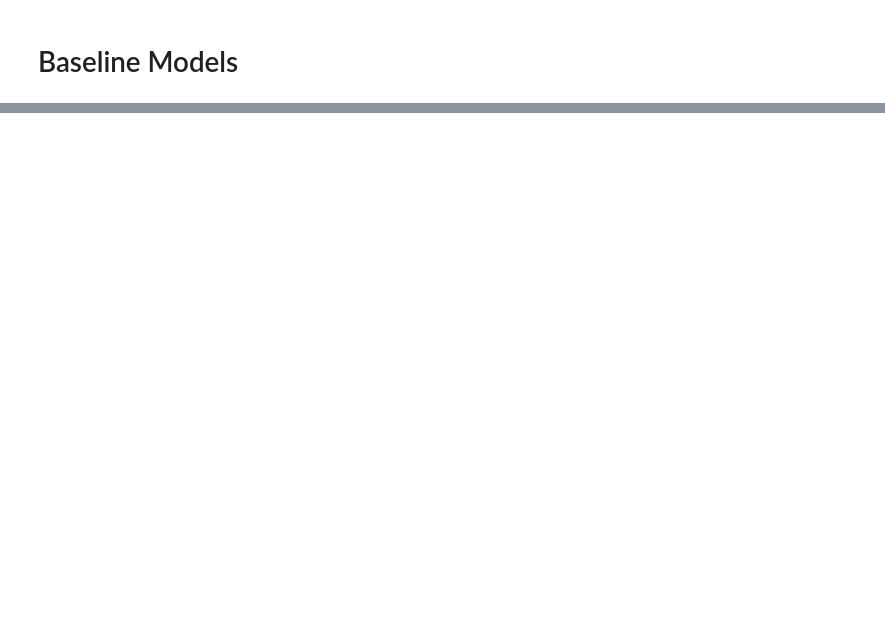
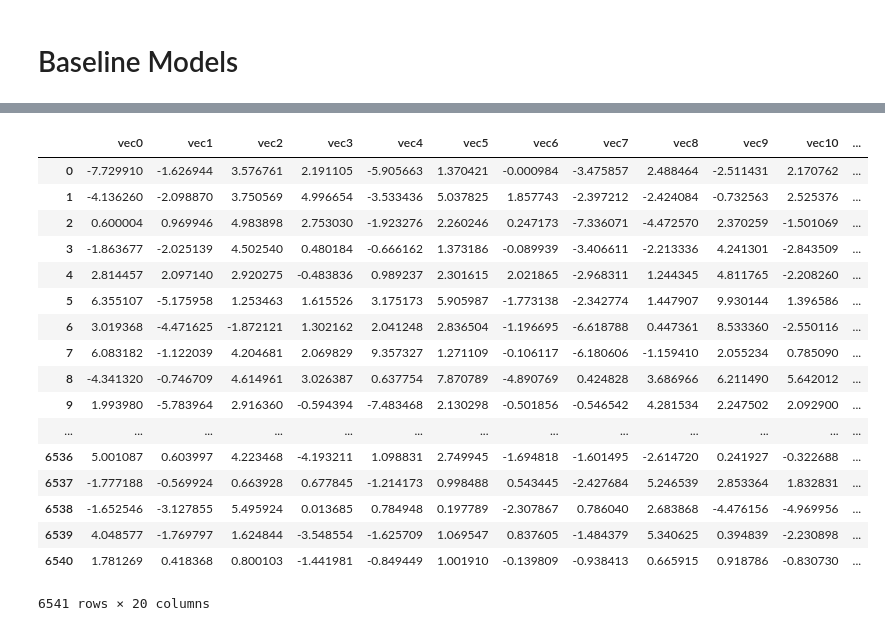
Before and after one commit to blue46jhl/CS109A-Final-Project, a Jupyter notebook: SentimentAnalysis.ipynb, the cells around one changed output, grey strips where cells are left out. Saved outputs shown, nothing was run; the diff lists cells and outputs as text; code cells hidden in the pictures; blank space fills up the shorter version.

```diff
--- a/SentimentAnalysis.ipynb
+++ b/SentimentAnalysis.ipynb
@@ -287,0 +379,27 @@ np.mean(a)
+# %%
+data = list(tweets_stock_viable['text'])
+tagged_data = [TaggedDocument(words=word_tokenize(_d.lower()), tags=[str(i)]) for i, _d in enumerate(data)]
+max_epochs = 100
+vec_size = 20
+alpha = 0.025
+
+model = Doc2Vec(size=vec_size,
+                alpha=alpha,
+                min_alpha=0.00025,
+                min_count=1,
+                dm =1)
+
+model.build_vocab(tagged_data)
+
+for epoch in range(max_epochs):
+    print('iteration {0}'.format(epoch))
+    model.train(tagged_data,
+                total_examples=model.corpus_count,
+                epochs=model.iter)
+    # decrease the learning rate
+    model.alpha -= 0.0002
+    # fix the learning rate, no decay
+    model.min_alpha = model.alpha
+
+model.save("d2v.model")
+print("Model Saved")
@@ -287,0 +425,13 @@ np.mean(a)
+# %%
+for i in range(20):
+    tweets_stock_viable['vec{}'.format(i)] = [0] * 6541
+# %%
+
+
+for i in range(6541):
+    if i % 100 == 0:
+        print(i)
+    for j in range(20):
+        tweets_stock_viable['vec{}'.format(j)][i] = model.docvecs[i][j]
+
+tweets_stock_viable
@@ -287,0 +447,23 @@ np.mean(a)
+# %%
+cols = ['vec{}'.format(i) for i in range(20)]
+vectorized = pd.DataFrame(model.docvecs.doctag_syn0, columns=cols)
+vectorized
+# %% [output]
+|  | vec0 | vec1 | vec2 | vec3 | vec4 | vec5 | vec6 | vec7 | vec8 | vec9 | vec10 | ... |
+| 0 | -7.729910 | -1.626944 | 3.576761 | 2.191105 | -5.905663 | 1.370421 | -0.000984 | -3.475857 | 2.488464 | -2.511431 | 2.170762 | ... |
+| 1 | -4.136260 | -2.098870 | 3.750569 | 4.996654 | -3.533436 | 5.037825 | 1.857743 | -2.397212 | -2.424084 | -0.732563 | 2.525376 | ... |
+| 2 | 0.600004 | 0.969946 | 4.983898 | 2.753030 | -1.923276 | 2.260246 | 0.247173 | -7.336071 | -4.472570 | 2.370259 | -1.501069 | ... |
+| 3 | -1.863677 | -2.025139 | 4.502540 | 0.480184 | -0.666162 | 1.373186 | -0.089939 | -3.406611 | -2.213336 | 4.241301 | -2.843509 | ... |
+| 4 | 2.814457 | 2.097140 | 2.920275 | -0.483836 | 0.989237 | 2.301615 | 2.021865 | -2.968311 | 1.244345 | 4.811765 | -2.208260 | ... |
+| 5 | 6.355107 | -5.175958 | 1.253463 | 1.615526 | 3.175173 | 5.905987 | -1.773138 | -2.342774 | 1.447907 | 9.930144 | 1.396586 | ... |
+| 6 | 3.019368 | -4.471625 | -1.872121 | 1.302162 | 2.041248 | 2.836504 | -1.196695 | -6.618788 | 0.447361 | 8.533360 | -2.550116 | ... |
+| 7 | 6.083182 | -1.122039 | 4.204681 | 2.069829 | 9.357327 | 1.271109 | -0.106117 | -6.180606 | -1.159410 | 2.055234 | 0.785090 | ... |
+| 8 | -4.341320 | -0.746709 | 4.614961 | 3.026387 | 0.637754 | 7.870789 | -4.890769 | 0.424828 | 3.686966 | 6.211490 | 5.642012 | ... |
+| 9 | 1.993980 | -5.783964 | 2.916360 | -0.594394 | -7.483468 | 2.130298 | -0.501856 | -0.546542 | 4.281534 | 2.247502 | 2.092900 | ... |
+| ... | ... | ... | ... | ... | ... | ... | ... | ... | ... | ... | ... | ... |
+| 6536 | 5.001087 | 0.603997 | 4.223468 | -4.193211 | 1.098831 | 2.749945 | -1.694818 | -1.601495 | -2.614720 | 0.241927 | -0.322688 | ... |
+| 6537 | -1.777188 | -0.569924 | 0.663928 | 0.677845 | -1.214173 | 0.998488 | 0.543445 | -2.427684 | 5.246539 | 2.853364 | 1.832831 | ... |
+| 6538 | -1.652546 | -3.127855 | 5.495924 | 0.013685 | 0.784948 | 0.197789 | -2.307867 | 0.786040 | 2.683868 | -4.476156 | -4.969956 | ... |
+| 6539 | 4.048577 | -1.769797 | 1.624844 | -3.548554 | -1.625709 | 1.069547 | 0.837605 | -1.484379 | 5.340625 | 0.394839 | -2.230898 | ... |
+| 6540 | 1.781269 | 0.418368 | 0.800103 | -1.441981 | -0.849449 | 1.001910 | -0.139809 | -0.938413 | 0.665915 | 0.918786 | -0.830730 | ... |
+6541 rows × 20 columns
```
Also changed, not shown: parts of 30 cells of this notebook, 1 other file.
